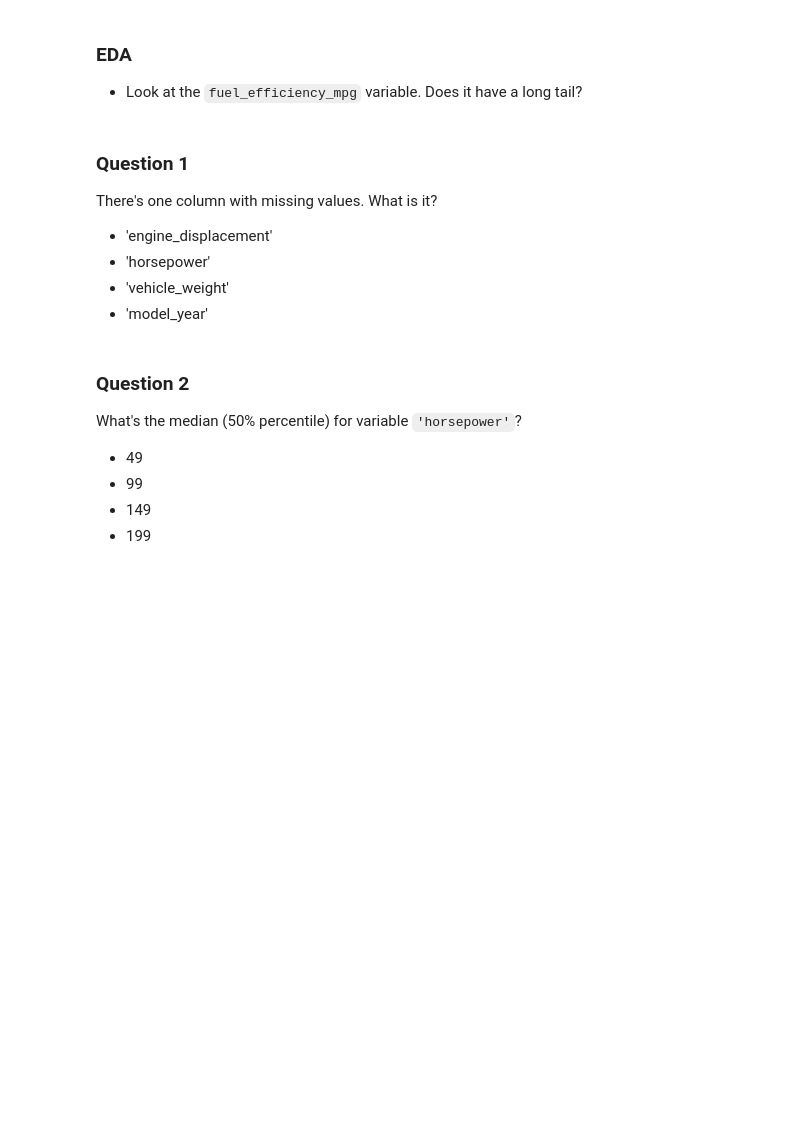
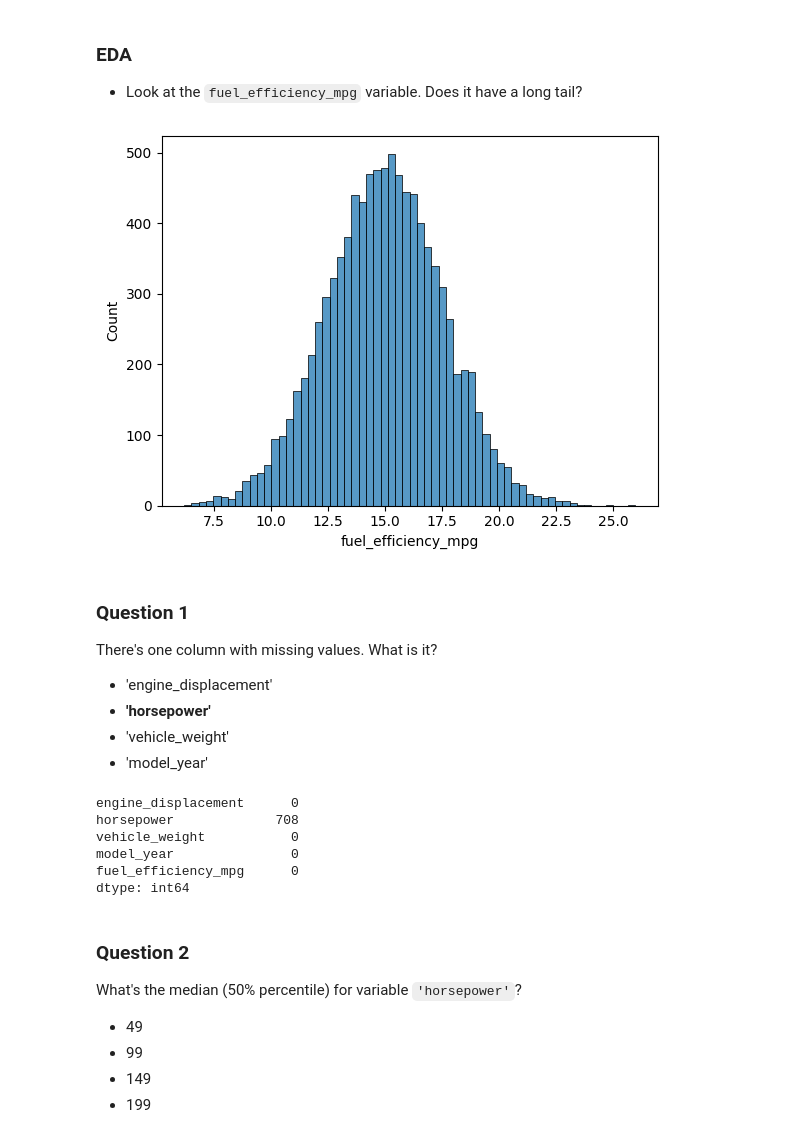
Before and after one commit to DRPproton/machine-learning-zoomcamp-2025-homework, a Jupyter notebook: 02-regression/homework-02.ipynb, the cells around one changed output. Saved outputs shown, nothing was run; the diff lists cells and outputs as text; code cells hidden in the pictures; blank space fills up the shorter version.

```diff
--- a/02-regression/homework-02.ipynb
+++ b/02-regression/homework-02.ipynb
@@ -23,4 +25,4 @@ Use only the following columns:
 * 'model_year'`,
 * 'fuel_efficiency_mpg'
 # %%
-df
+df_hw = df[['engine_displacement', 'horsepower', 'vehicle_weight', 'model_year', 'fuel_efficiency_mpg']]
@@ -28,15 +39,28 @@ df
 ### EDA
 
 * Look at the `fuel_efficiency_mpg` variable. Does it have a long tail?
+# %%
+sns.histplot(df_hw['fuel_efficiency_mpg']);
+# %% [output]
+[figure, added]
 # %% [markdown]
 ### Question 1
 
 There's one column with missing values. What is it?
 
 * 'engine_displacement'
-* 'horsepower'
+* **'horsepower'**
 * 'vehicle_weight'
 * 'model_year'
+# %%
+df_hw.isnull().sum()
+# %% [output]
+engine_displacement      0
+horsepower             708
+vehicle_weight           0
+model_year               0
+fuel_efficiency_mpg      0
+dtype: int64
 # %% [markdown]
 ### Question 2
 
```
Also changed, not shown: parts of 27 cells of this notebook.
